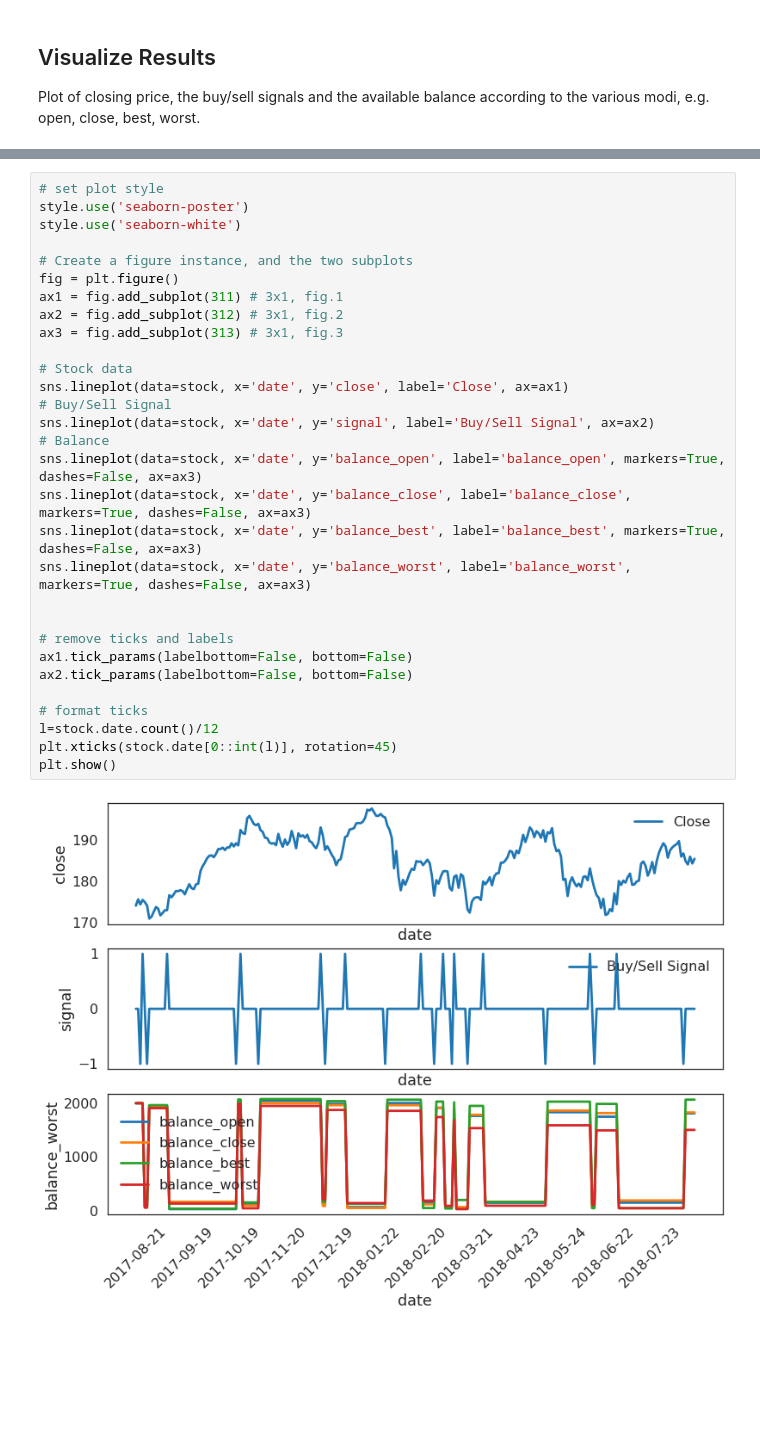
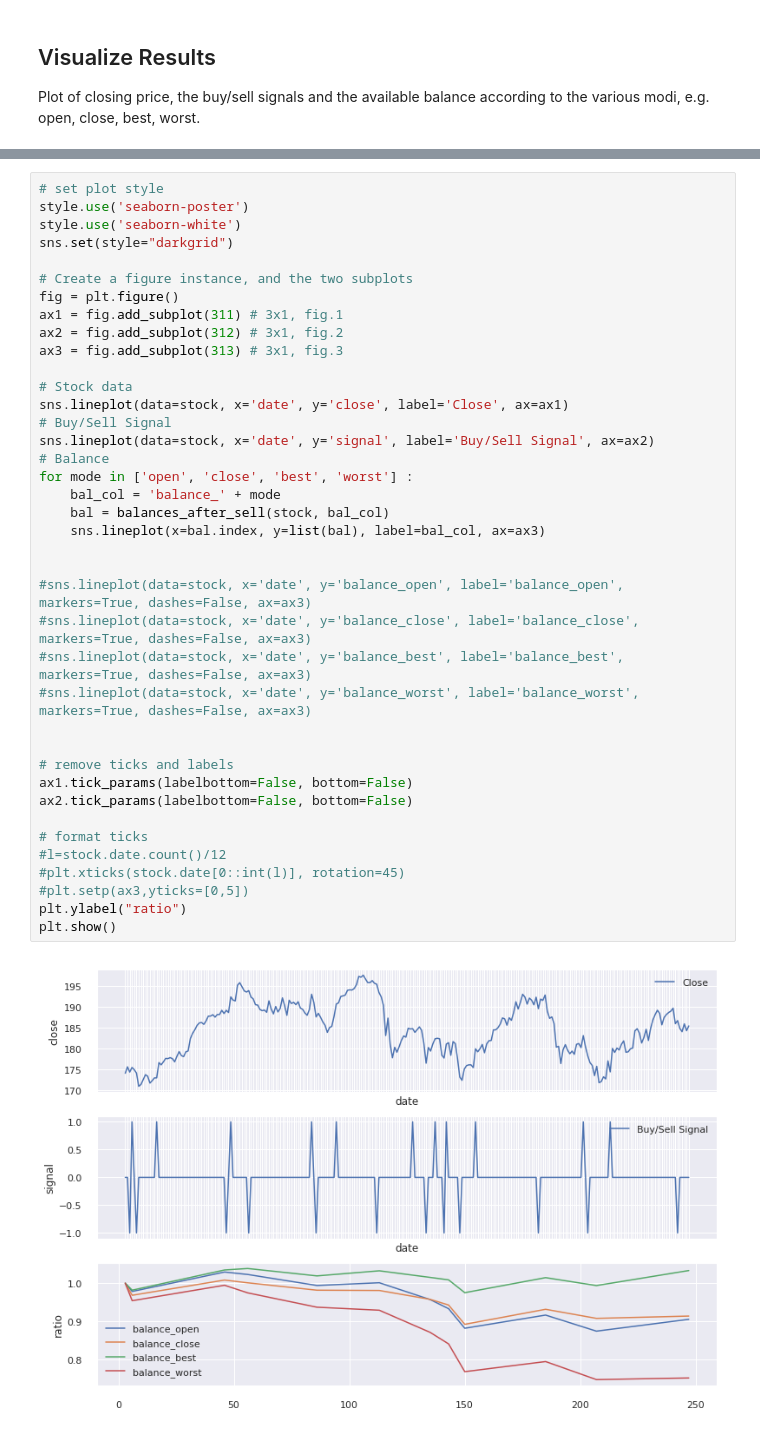
Before and after one commit to cdeck3r/LoSTanSiBLE, a Jupyter notebook: LoSTanSiBLE/notebooks/PaperTrade.ipynb, the cells around one changed output, grey strips where cells are left out. Cells and saved outputs as stored; diff of their text form; blank space fills up the shorter version.

Commit message:
Various balance modes calculated and plots added.

```diff
--- a/LoSTanSiBLE/notebooks/PaperTrade.ipynb
+++ b/LoSTanSiBLE/notebooks/PaperTrade.ipynb
@@ -170,32 +221,41 @@ Plot of closing price, the buy/sell signals and the available balance according
 # %%
 # set plot style
 style.use('seaborn-poster')
 style.use('seaborn-white')
+sns.set(style="darkgrid")
 
 # Create a figure instance, and the two subplots
 fig = plt.figure()
 ax1 = fig.add_subplot(311) # 3x1, fig.1
 ax2 = fig.add_subplot(312) # 3x1, fig.2
 ax3 = fig.add_subplot(313) # 3x1, fig.3
 
 # Stock data
 sns.lineplot(data=stock, x='date', y='close', label='Close', ax=ax1)
 # Buy/Sell Signal
 sns.lineplot(data=stock, x='date', y='signal', label='Buy/Sell Signal', ax=ax2)
 # Balance
-sns.lineplot(data=stock, x='date', y='balance_open', label='balance_open', markers=True, dashes=False, ax=ax3)
-sns.lineplot(data=stock, x='date', y='balance_close', label='balance_close', markers=True, dashes=False, ax=ax3)
-sns.lineplot(data=stock, x='date', y='balance_best', label='balance_best', markers=True, dashes=False, ax=ax3)
-sns.lineplot(data=stock, x='date', y='balance_worst', label='balance_worst', markers=True, dashes=False, ax=ax3)
+for mode in ['open', 'close', 'best', 'worst'] :
+    bal_col = 'balance_' + mode
+    bal = balances_after_sell(stock, bal_col)
+    sns.lineplot(x=bal.index, y=list(bal), label=bal_col, ax=ax3)
+
+
+#sns.lineplot(data=stock, x='date', y='balance_open', label='balance_open', markers=True, dashes=False, ax=ax3)
+#sns.lineplot(data=stock, x='date', y='balance_close', label='balance_close', markers=True, dashes=False, ax=ax3)
+#sns.lineplot(data=stock, x='date', y='balance_best', label='balance_best', markers=True, dashes=False, ax=ax3)
+#sns.lineplot(data=stock, x='date', y='balance_worst', label='balance_worst', markers=True, dashes=False, ax=ax3)
 
 
 # remove ticks and labels
 ax1.tick_params(labelbottom=False, bottom=False)
 ax2.tick_params(labelbottom=False, bottom=False)
 
 # format ticks
-l=stock.date.count()/12
-plt.xticks(stock.date[0::int(l)], rotation=45)
+#l=stock.date.count()/12
+#plt.xticks(stock.date[0::int(l)], rotation=45)
+#plt.setp(ax3,yticks=[0,5])
+plt.ylabel("ratio")
 plt.show()
 # %% [output]
-[figure, old version]
+[figure, new version]
```
Also changed, not shown: parts of 14 cells of this notebook.
